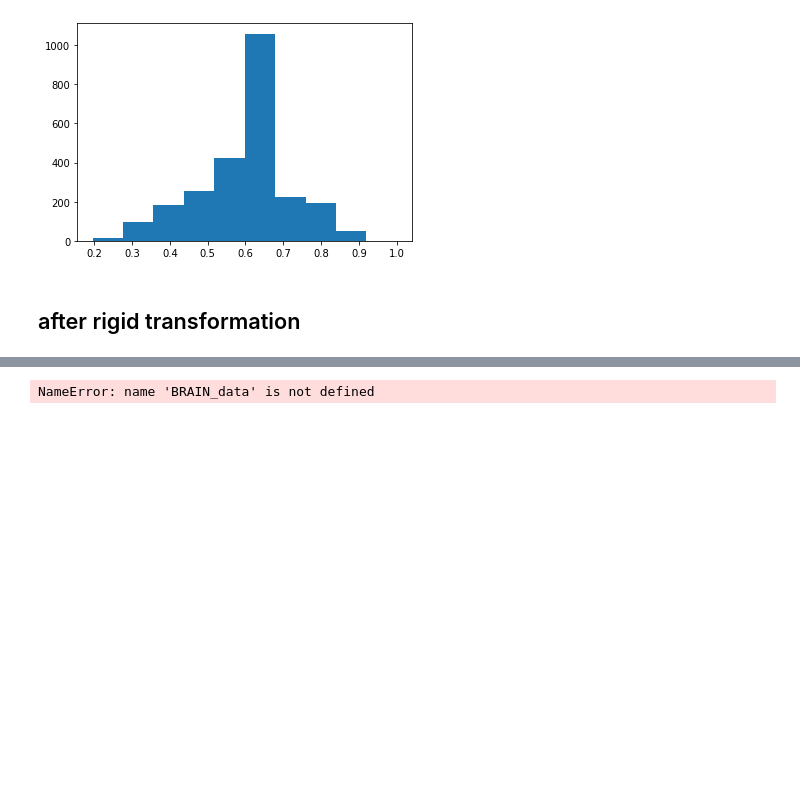
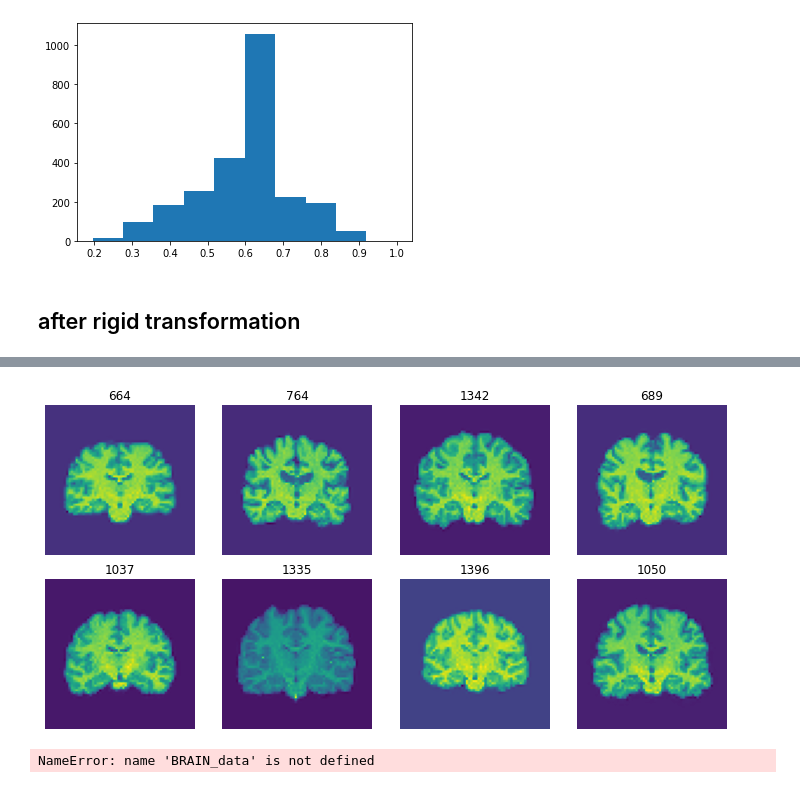
Before and after one commit to Weiiirrr/project_bilingualism_CVAE, a Jupyter notebook: script/array_create/4_Brain_check.ipynb, the cells around one changed output, grey strips where cells are left out. Drawn from its saved outputs; the diff is of its cells as text; code cells hidden in the pictures; blank space fills up the shorter version.

```diff
--- a/script/array_create/4_Brain_check.ipynb
+++ b/script/array_create/4_Brain_check.ipynb
@@ -104,3 +108,17 @@ plt.tight_layout()
+# %%
+plt.figure(figsize=(10,5))
+for i in range(8):
+    plt.subplot(2,4,i+1)
+    idx = np.random.randint(360,1655)
+#     idx = 832
+    temp = Brain_data[idx,:,32,:]
+    temp  = np.rot90(temp)
+    plt.imshow(temp)
+    plt.title(idx)
+    plt.axis('off')
+plt.tight_layout()
+# %% [output]
+[figure, added]
 # %%
 BRAIN_data_mean = BRAIN_data.reshape(BRAIN_data.shape[0],-1).mean(axis=0)
 # %% [output]
```
Also changed, not shown: parts of 7 cells of this notebook, 16 other files.
